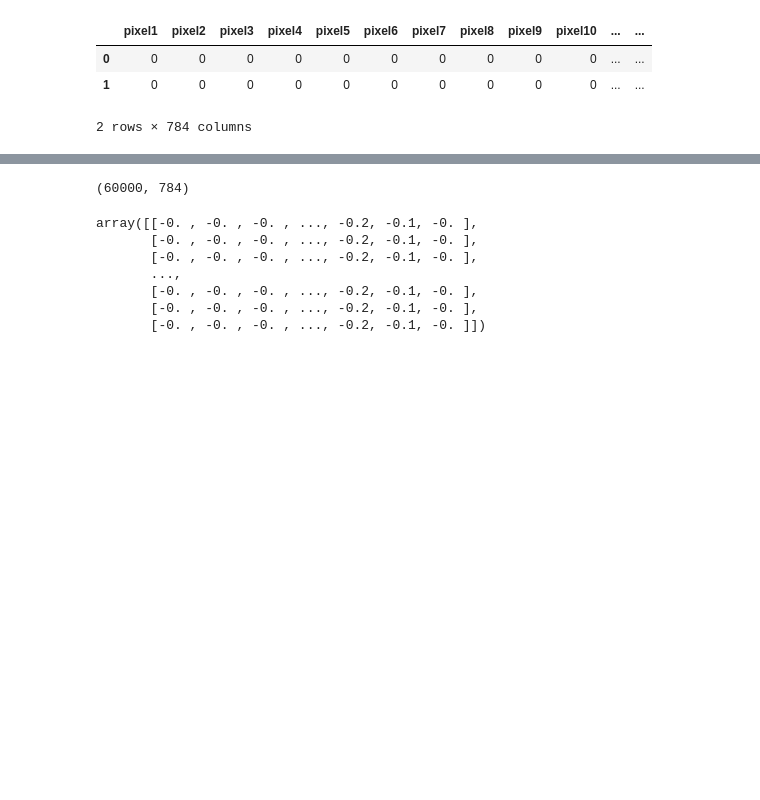
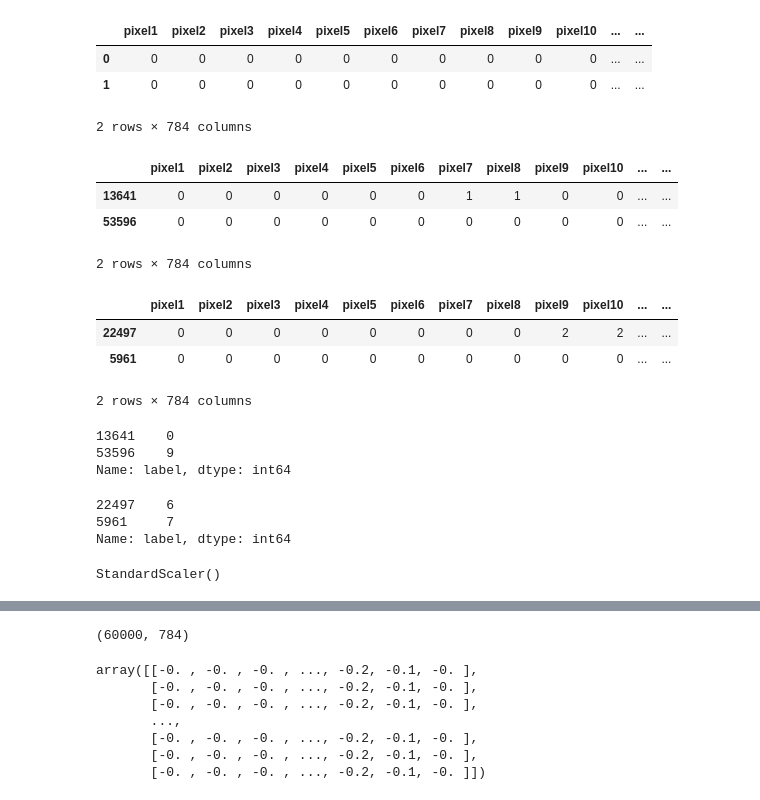
Before and after one commit to harshrew19/FORE, a Jupyter notebook: simpleNN_fashion_mnist.ipynb, the cells around one changed output, grey strips where cells are left out. Saved outputs shown, nothing was run; the diff lists cells and outputs as text; code cells hidden in the pictures; blank space fills up the shorter version.

```diff
--- a/simpleNN_fashion_mnist.ipynb
+++ b/simpleNN_fashion_mnist.ipynb
@@ -59,0 +71,2 @@ plt.imshow(data.iloc[0,:].values.reshape(28,28));
+# %%
+X_Train,X_Test,y_Train,y_Test = train_test_split(data,y,test_size=0.25)
@@ -65,8 +91,31 @@ data[:2]
 | 0 | 0 | 0 | 0 | 0 | 0 | 0 | 0 | 0 | 0 | 0 | ... | ... |
 | 1 | 0 | 0 | 0 | 0 | 0 | 0 | 0 | 0 | 0 | 0 | ... | ... |
 2 rows × 784 columns
+# %%
+X_Train[:2]
+X_Test[:2]
+y_Train[:2]
+y_Test[:2]
+# %% [output]
+|  | pixel1 | pixel2 | pixel3 | pixel4 | pixel5 | pixel6 | pixel7 | pixel8 | pixel9 | pixel10 | ... | ... |
+| 13641 | 0 | 0 | 0 | 0 | 0 | 0 | 1 | 1 | 0 | 0 | ... | ... |
+| 53596 | 0 | 0 | 0 | 0 | 0 | 0 | 0 | 0 | 0 | 0 | ... | ... |
+2 rows × 784 columns
+|  | pixel1 | pixel2 | pixel3 | pixel4 | pixel5 | pixel6 | pixel7 | pixel8 | pixel9 | pixel10 | ... | ... |
+| 22497 | 0 | 0 | 0 | 0 | 0 | 0 | 0 | 0 | 2 | 2 | ... | ... |
+| 5961 | 0 | 0 | 0 | 0 | 0 | 0 | 0 | 0 | 0 | 0 | ... | ... |
+2 rows × 784 columns
+13641    0
+53596    9
+Name: label, dtype: int64
+22497    6
+5961     7
+Name: label, dtype: int64
 # %%
 # 4.0
 ss = StandardScaler()
-ss.fit(data)
-df = ss.transform(data)
+ss.fit(X_Train)
+X_Train = ss.transform(X_Train)
+X_Test = ss.transform(X_Test)
+# %% [output]
+StandardScaler()
```
Also changed, not shown: parts of 15 cells of this notebook.
